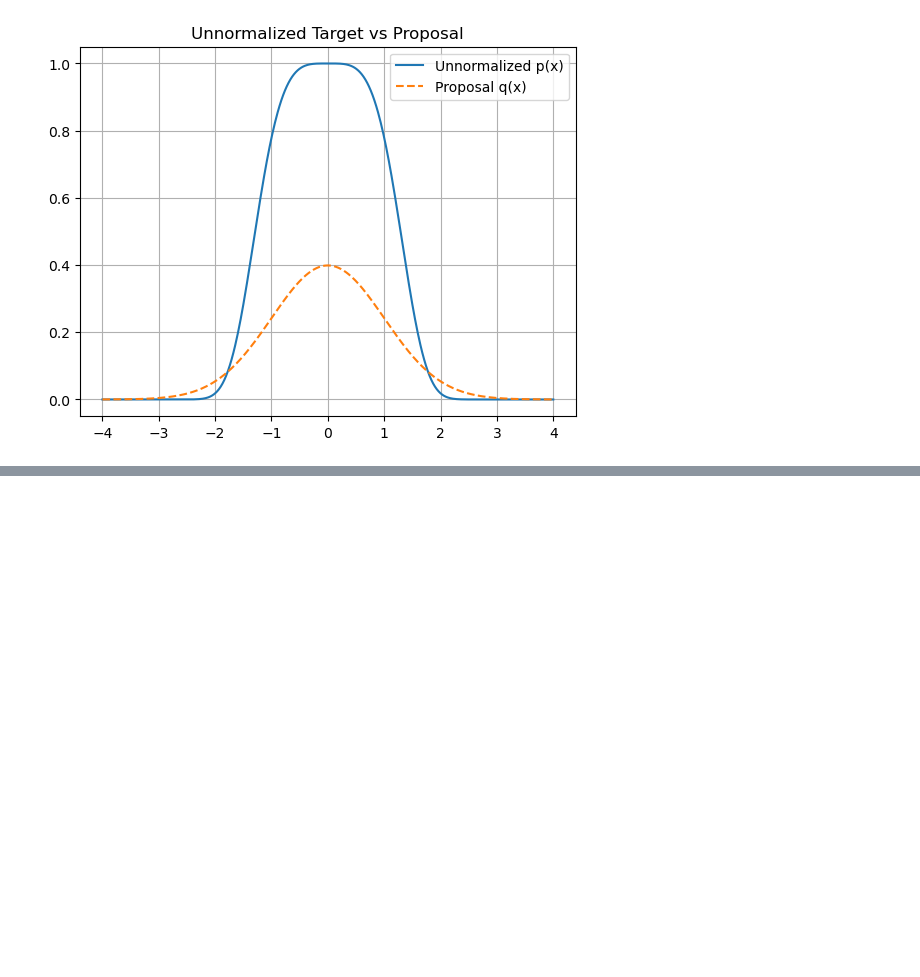
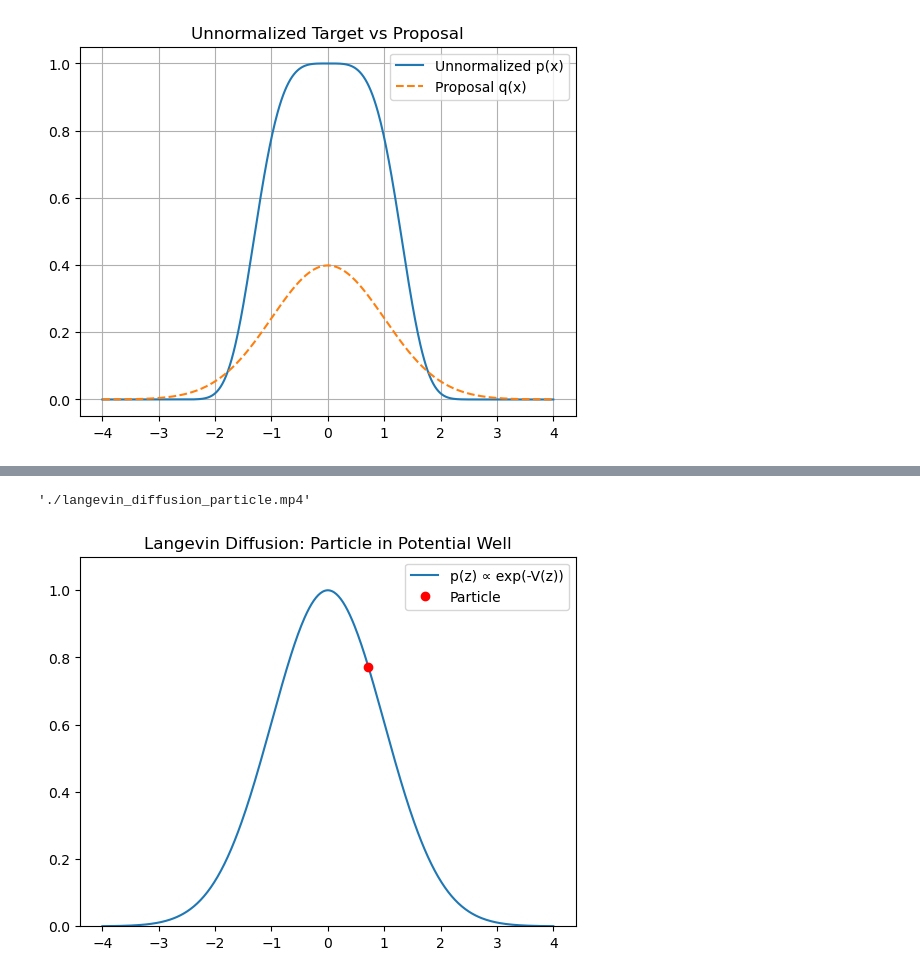
Before and after one commit to ElhamAfzali/My_Python_Projects, a Jupyter notebook: Rock_Papaer_Scissors_Game/src/game.ipynb, the cells around one changed output, grey strips where cells are left out. Cells and saved outputs as stored; diff of their text form; code cells hidden in the pictures; blank space fills up the shorter version.

```diff
--- a/Rock_Papaer_Scissors_Game/src/game.ipynb
+++ b/Rock_Papaer_Scissors_Game/src/game.ipynb
@@ -97,0 +161,66 @@ plt.show()
+# %%
+# Re-run the code after environment reset
+
+import numpy as np
+import matplotlib.pyplot as plt
+import matplotlib.animation as animation
+
+# Set random seed for reproducibility
+np.random.seed(42)
+
+# Define potential function and corresponding p(z)
+def potential(z):
+    return 0.5 * z**2  # Quadratic potential
+
+def p(z):
+    return np.exp(-potential(z))  # Unnormalized density (Gaussian-like)
+
+# Langevin update
+def langevin_update(z, step_size, noise_scale):
+    grad_log_p = -z  # Since log p(z) = -0.5 * z^2 => grad = -z
+    noise = np.random.normal(0, noise_scale)
+    return z + step_size * grad_log_p + noise
+
+# Parameters
+num_steps = 2000
+step_size = 0.05
+noise_scale = np.sqrt(2 * step_size)
+z_vals = []
+z = np.random.normal()
+
+# Generate trajectory
+for _ in range(num_steps):
+    z = langevin_update(z, step_size, noise_scale)
+    z_vals.append(z)
+
+# Create animation
+fig, ax = plt.subplots()
+x = np.linspace(-4, 4, 400)
+y = p(x)
+line, = ax.plot(x, y, label='p(z) ∝ exp(-V(z))')
+particle, = ax.plot([], [], 'ro', label='Particle')
+ax.set_ylim(0, 1.1)
+ax.set_title("Langevin Diffusion: Particle in Potential Well")
+ax.legend()
+
+def init():
+    particle.set_data([], [])
+    return particle,
+
+def update(frame):
+    z = z_vals[frame]
+    particle.set_data([z], [p(z)])  # <-- FIXED HERE
+    return particle,
+
+
+ani = animation.FuncAnimation(fig, update, frames=num_steps,
+                              init_func=init, blit=True, interval=50)
+
+# Save animation
+output_path = "./langevin_diffusion_particle.mp4"
+ani.save(output_path, writer='ffmpeg', fps=20)
+
+output_path
+# %% [output]
+'./langevin_diffusion_particle.mp4'
+[figure, added]
```
Also changed, not shown: parts of 1 cell of this notebook, 1 other file.
